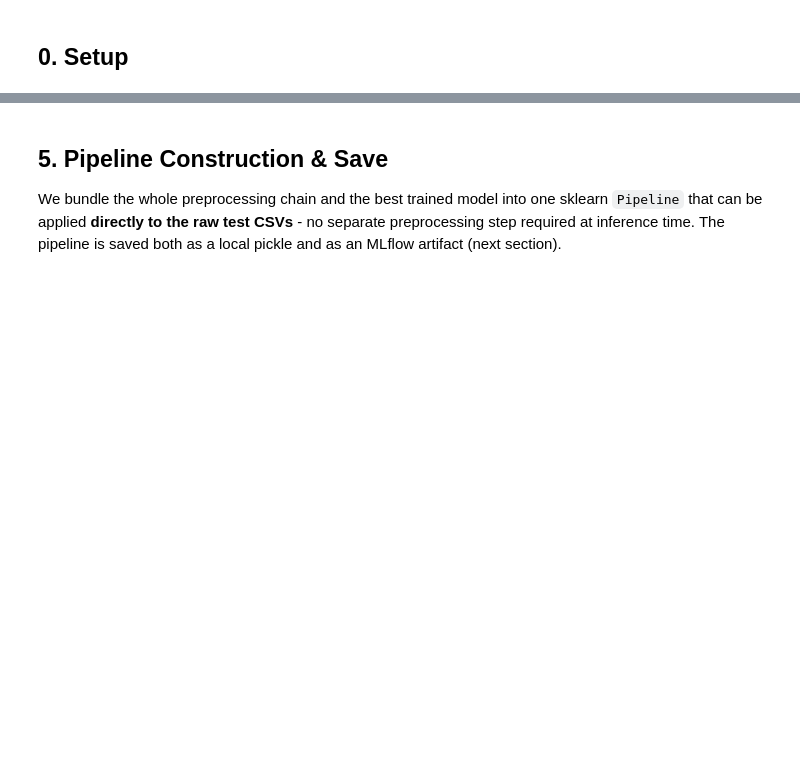
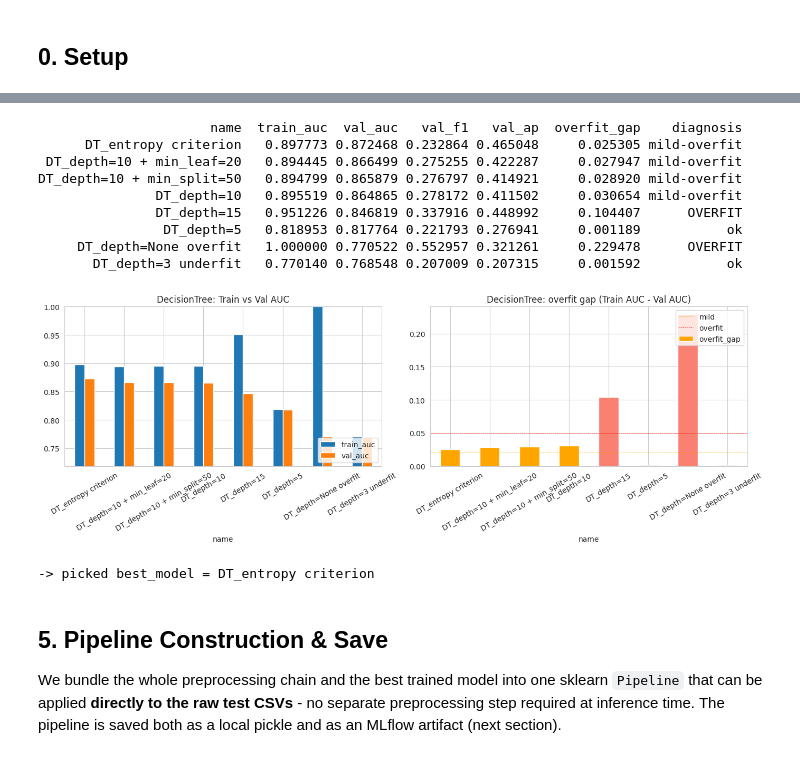
Before and after one commit to romaxod/ML-HW2, a Jupyter notebook: model_experiment_DecisionTree.ipynb, the cells around one changed output, grey strips where cells are left out. Drawn from its saved outputs; the diff is of its cells as text; code cells hidden in the pictures; blank space fills up the shorter version.

```diff
--- a/model_experiment_DecisionTree.ipynb
+++ b/model_experiment_DecisionTree.ipynb
@@ -573,11 +625,6 @@ results_log.append({'name': "DT_entropy criterion", 'model': m, **mt})
 df_results = pd.DataFrame([{k:v for k,v in r.items() if k!='model'} for r in results_log])
 df_results = df_results.sort_values('val_auc', ascending=False).reset_index(drop=True)
 
-# Diagnose each run: overfit / underfit / healthy.
-# Heuristic for fraud detection (AUC):
-#   - train AUC < 0.75  -> underfit (model can't learn the task)
-#   - overfit_gap > 0.05 -> overfit (memorising train, fails on val)
-#   - 0 <= overfit_gap <= 0.02 and val_auc > 0.85 -> healthy
 def _diag(row):
     if row['train_auc'] < 0.75:
         return 'UNDERFIT'
@@ -592,49 +639,45 @@ df_results['diagnosis'] = df_results.apply(_diag, axis=1)
 
 _default_cols = ['name','train_auc','val_auc','val_f1','val_ap','overfit_gap','diagnosis']
 show_cols = [c for c in _default_cols if c in df_results.columns]
 print(df_results[show_cols].to_string(index=False))
 
 fig, ax = plt.subplots(1, 2, figsize=(14, 5))
 df_results.set_index('name')[['train_auc','val_auc']].plot(kind='bar', ax=ax[0])
 ax[0].set_title('DecisionTree: Train vs Val AUC')
 ax[0].set_ylim(max(0.5, df_results[['train_auc','val_auc']].min().min()-0.05), 1.0)
 ax[0].tick_params(axis='x', rotation=30); ax[0].legend(loc='lower right')
 
 colors = ['salmon' if g > 0.05 else ('orange' if g > 0.02 else 'seagreen')
           for g in df_results['overfit_gap']]
 df_results.set_index('name')['overfit_gap'].plot(kind='bar', ax=ax[1], color=colors)
 ax[1].axhline(0,    color='black', lw=0.5)
 ax[1].axhline(0.02, color='orange', ls='--', lw=0.5, label='mild')
 ax[1].axhline(0.05, color='red',    ls='--', lw=0.5, label='overfit')
 ax[1].set_title('DecisionTree: overfit gap (Train AUC - Val AUC)')
 ax[1].tick_params(axis='x', rotation=30); ax[1].legend(loc='upper right')
 plt.tight_layout(); plt.show()
 
 n_over   = int((df_results['diagnosis']=='OVERFIT').sum())
 n_under  = int((df_results['diagnosis']=='UNDERFIT').sum())
 n_health = int((df_results['diagnosis']=='HEALTHY').sum())
 best     = df_results.iloc[0]
 worst    = df_results.iloc[-1]
 
-print(f"""
-=========== ANALYSIS (DecisionTree) ===========
-- {len(df_results)} runs total | HEALTHY: {n_health} | OVERFIT: {n_over} | UNDERFIT: {n_under}
-- Best   : {best['name']}  ->  val AUC = {best['val_auc']:.5f},  gap = {best['overfit_gap']:+.4f}
-- Worst  : {worst['name']}  ->  val AUC = {worst['val_auc']:.5f}, gap = {worst['overfit_gap']:+.4f}
 
-How to read the diagnosis column:
-- overfit_gap > 0.05  -> OVERFIT  (train AUC is much higher than val AUC, the model
-                                   memorized the training data)
-- overfit_gap <= 0.02 -> HEALTHY  (model learned the signal and generalizes)
-- train_auc  < 0.75   -> UNDERFIT (high bias, model is too simple OR regularization
-                                   is too strong)
-- For fraud detection, recall (true-positive rate on the fraud class) is often
-  prioritized alongside AUC. If the business wants high recall, the decision
-  threshold should be moved below 0.5 - the AUC ranking does not change but the
-  precision/recall trade-off does.
-""")
 best_model = [r['model'] for r in results_log if r['name']==best['name']][0]
 print(f"-> picked best_model = {best['name']}")
+# %% [output]
+                      name  train_auc  val_auc   val_f1   val_ap  overfit_gap    diagnosis
+      DT_entropy criterion   0.897773 0.872468 0.232864 0.465048     0.025305 mild-overfit
+ DT_depth=10 + min_leaf=20   0.894445 0.866499 0.275255 0.422287     0.027947 mild-overfit
+DT_depth=10 + min_split=50   0.894799 0.865879 0.276797 0.414921     0.028920 mild-overfit
+               DT_depth=10   0.895519 0.864865 0.278172 0.411502     0.030654 mild-overfit
+               DT_depth=15   0.951226 0.846819 0.337916 0.448992     0.104407      OVERFIT
+                DT_depth=5   0.818953 0.817764 0.221793 0.276941     0.001189           ok
+     DT_depth=None overfit   1.000000 0.770522 0.552957 0.321261     0.229478      OVERFIT
+       DT_depth=3 underfit   0.770140 0.768548 0.207009 0.207315     0.001592           ok
+[figure, added]
+-> picked best_model = DT_entropy criterion
 # %% [markdown]
 ## 5. Pipeline Construction & Save
 
```
Also changed, not shown: parts of 39 cells of this notebook.
